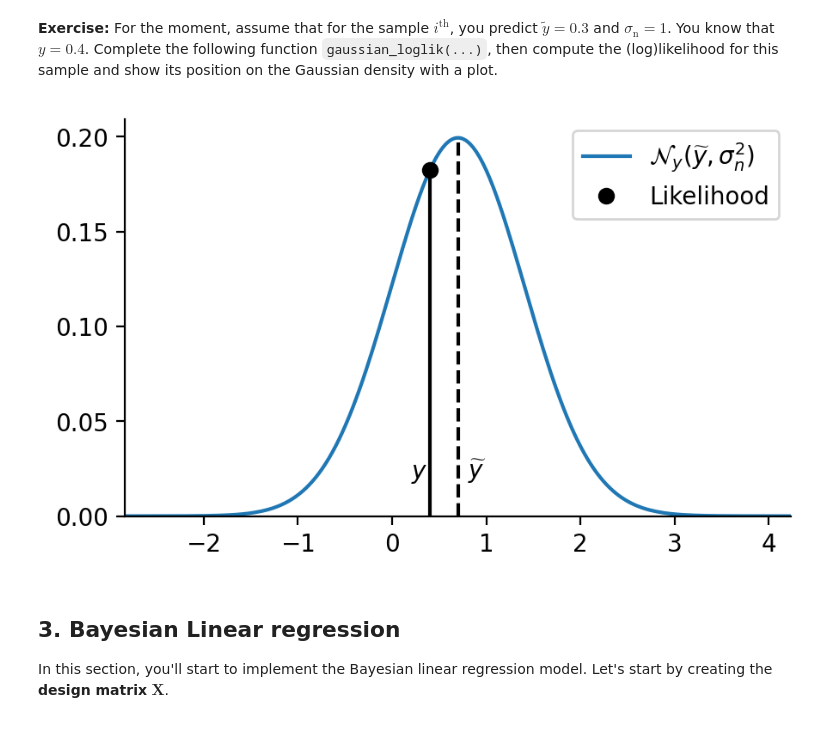
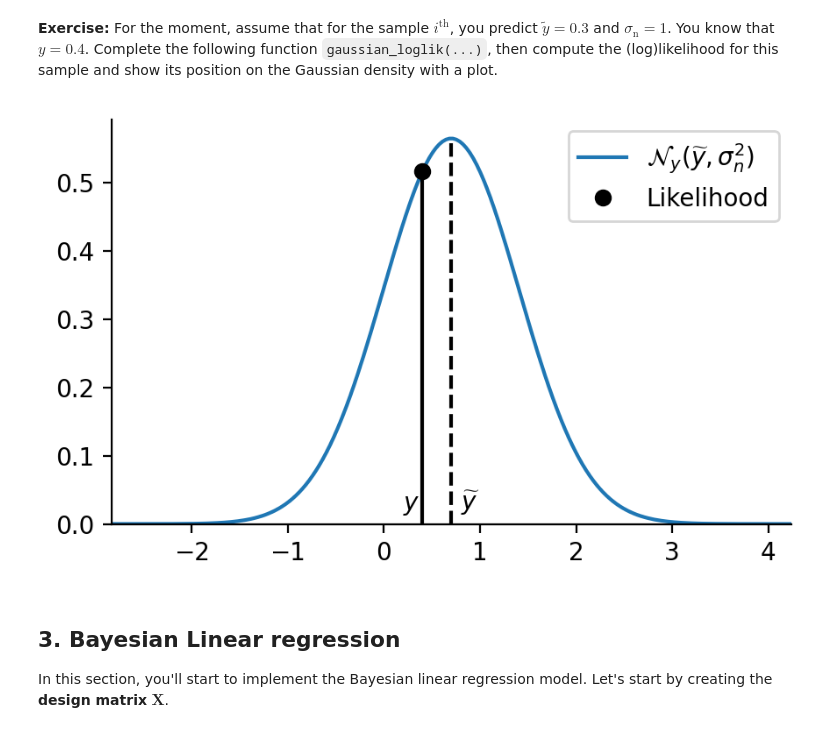
Before and after one commit to Michele2301/asi-labs, a Jupyter notebook: lab_week1-public/Bayesian_Linear_Regression.ipynb, the cells around one changed output. Drawn from its saved outputs; the diff is of its cells as text; code cells hidden in the pictures.

```diff
--- a/lab_week1-public/Bayesian_Linear_Regression.ipynb
+++ b/lab_week1-public/Bayesian_Linear_Regression.ipynb
@@ -81,8 +83,8 @@ For numerical stability, instead of using the vanilla likelihood, we will use th
 Write a function to compute the log-density of a normal distribution at position $x$, given $\mu$ and $\sigma^2$.
 # %%
 def lognormal(x, mu, var):
-    # @@ COMPLETE @@ #
-    return -0.5 * np.log(2 * np.pi) + np.log(var) - 0.5 * (x - mu) ** 2 / var
+    # this is the logarithm of the normal distribution
+    return - np.log(np.sqrt(2 * np.pi * var)) - 0.5 * (x - mu) ** 2 / var
 # %% [markdown]
 **Exercise:**
 For the moment, assume that for the sample $i^{\mathrm{th}}$, you predict $\tilde y = 0.3$ and $\sigma_\mathrm{n} = 1$.
@@ -90,38 +92,39 @@ You know that $y = 0.4$.
 Complete the following function `gaussian_loglik(...)`, then compute the (log)likelihood for this sample and show its position on the Gaussian density with a plot.
 # %%
 def gaussian_loglik(y, y_tilde, sn2):
-    # @@ COMPLETE @@ #
-    return lognormal(y,y_tilde,sn2)
+    return np.sum(lognormal(y,y_tilde,sn2))
 
 
 def plot_gaussian(mu, var, plot_log=False, **kwargs):
     """A simple util to plot a gaussian pdf"""
     x = np.linspace(mu - 5 * np.sqrt(var), mu + 5 * np.sqrt(var), 200)
     y = lognormal(x, mu, var) if plot_log else np.exp(lognormal(x, mu, var))
     ax = kwargs.pop("ax", plt.gca())
     ax.plot(x, y, **kwargs)
     return ax
 
-
-y_obs = 0.4  # @@ COMPLETE @@ #
-y_tilde = 0.7  # @@ COMPLETE @@ #
-sn2 = 0.5  # @@ COMPLETE @@ #
-sample_ll = gaussian_loglik(y_obs,y_tilde,sn2)  # @@ COMPLETE @@ #
+# numbers given in the trace
+y_obs = 0.4
+# random numbers
+y_tilde = 0.7
+sn2 = 0.5
+# sample loglikelihood
+sample_ll = gaussian_loglik(y_obs,y_tilde,sn2)
 
 fig, ax = plt.subplots(figsize=[5, 3])
 plot_gaussian(y_tilde, sn2, ax=ax, label=r"$\mathcal{N}_y(\widetilde{y}, \sigma_n^2)$")
 ax.vlines(y_obs, 0, np.exp(sample_ll), color="k")
 ax.vlines(
     y_tilde, 0, np.exp(gaussian_loglik(y_tilde, y_tilde, sn2)), ls="--", color="k"
 )
 ax.plot(y_obs, np.exp(sample_ll), "ok", label=r"Likelihood")
 ax.text(y_tilde + 0.1, 0.02, r"$\widetilde{y}$")
 ax.text(y_obs - 0.2, 0.02, r"$y$")
 ax.set_ylim(0)
 ax.legend()
 plt.show()
 # %% [output]
-[figure, old version]
+[figure, new version]
 # %% [markdown]
 ## 3. Bayesian Linear regression
 
```
Also changed, not shown: parts of 25 cells of this notebook, 1 other file.
